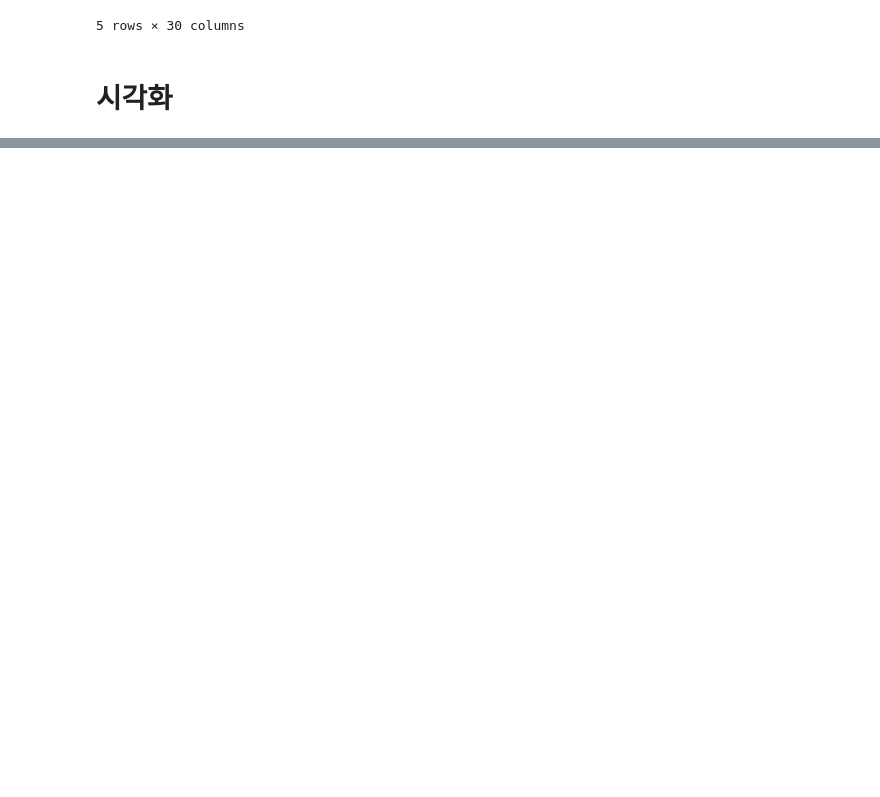
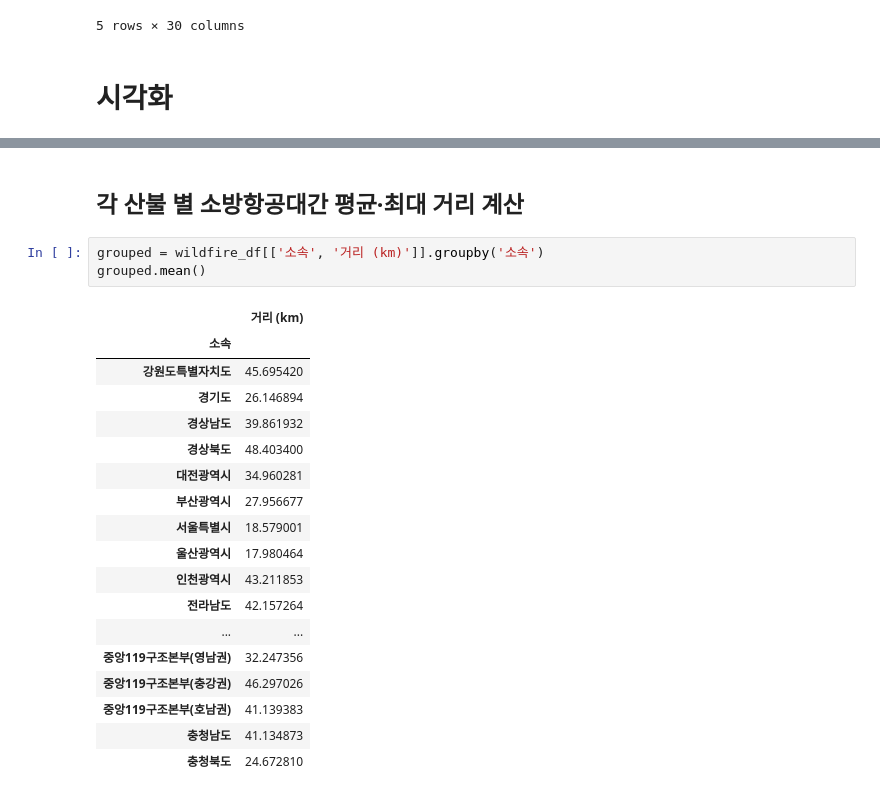
Before and after one commit to stripe2933/20251R0136COSE47101, a Jupyter notebook: 2021170973/산불최근접소방항공대.ipynb, the cells around one changed output, grey strips where cells are left out. Saved outputs shown, nothing was run; the diff lists cells and outputs as text; blank space fills up the shorter version.

```diff
--- a/2021170973/산불최근접소방항공대.ipynb
+++ b/2021170973/산불최근접소방항공대.ipynb
@@ -95,0 +96,24 @@ Text(0.5, 1.0, 'Wildfire Locations and Closest Helicopters')
+# %% [markdown]
+## 각 산불 별 소방항공대간 평균·최대 거리 계산
+# %%
+grouped = wildfire_df[['소속', '거리 (km)']].groupby('소속')
+grouped.mean()
+# %% [output]
+|  | 거리 (km) |
+| 소속 |  |
+| 강원도특별자치도 | 45.695420 |
+| 경기도 | 26.146894 |
+| 경상남도 | 39.861932 |
+| 경상북도 | 48.403400 |
+| 대전광역시 | 34.960281 |
+| 부산광역시 | 27.956677 |
+| 서울특별시 | 18.579001 |
+| 울산광역시 | 17.980464 |
+| 인천광역시 | 43.211853 |
+| 전라남도 | 42.157264 |
+| ... | ... |
+| 중앙119구조본부(영남권) | 32.247356 |
+| 중앙119구조본부(충강권) | 46.297026 |
+| 중앙119구조본부(호남권) | 41.139383 |
+| 충청남도 | 41.134873 |
+| 충청북도 | 24.672810 |
```
Also changed, not shown: parts of 2 cells of this notebook.
